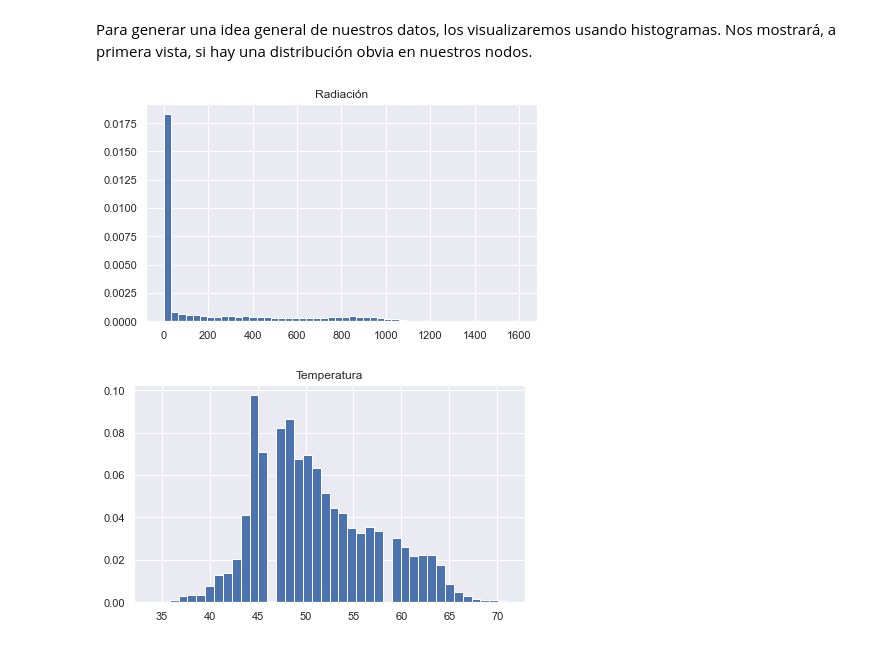
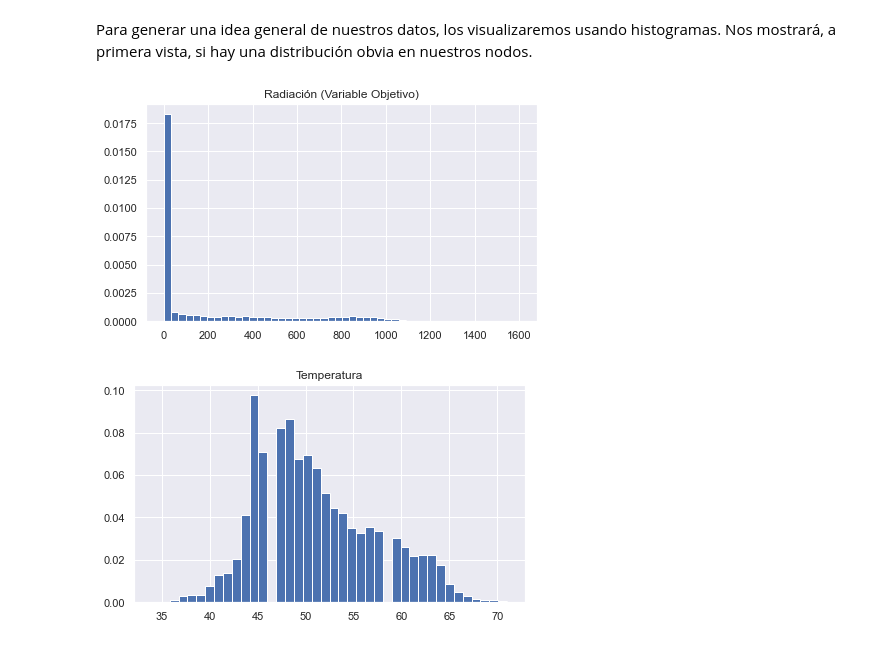
Before and after one commit to Tania-Bell/Proyecto_Modulo1, a Jupyter notebook: Proyecto_BellT_FloresA radiación solar.ipynb, the cells around one changed output. Saved outputs shown, nothing was run; the diff lists cells and outputs as text; code cells hidden in the pictures.

```diff
--- a/Proyecto_BellT_FloresA adult census.ipynb
+++ b/Proyecto_BellT_FloresA radiación solar.ipynb
@@ -252,9 +292,9 @@ interpretación:
 Para generar una idea general de nuestros datos, los visualizaremos usando histogramas. Nos mostrará, a primera vista, si hay una distribución obvia en nuestros nodos.
 # %%
 # histograma para visualizar objetivo: la Radiación
-histograma(data,'Radiation','Radiación',50)
+histograma(data,'Radiation','Radiación (Variable Objetivo)',50)
 # %% [output]
-[figure, old version]
+[figure, new version]
 # %%
 # histograma para visualizar la variable temperatura
 histograma(data,'Temperature','Temperatura',40)
```
Also changed, not shown: parts of 39 cells of this notebook.
